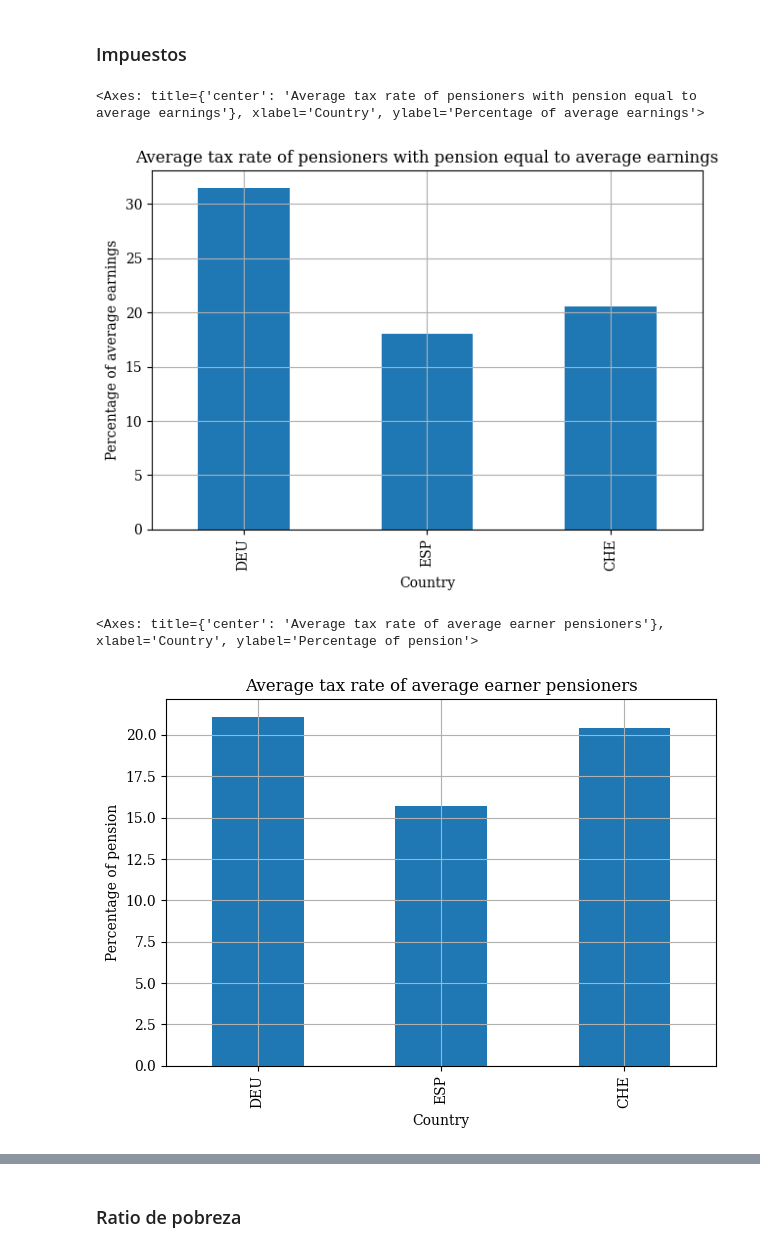
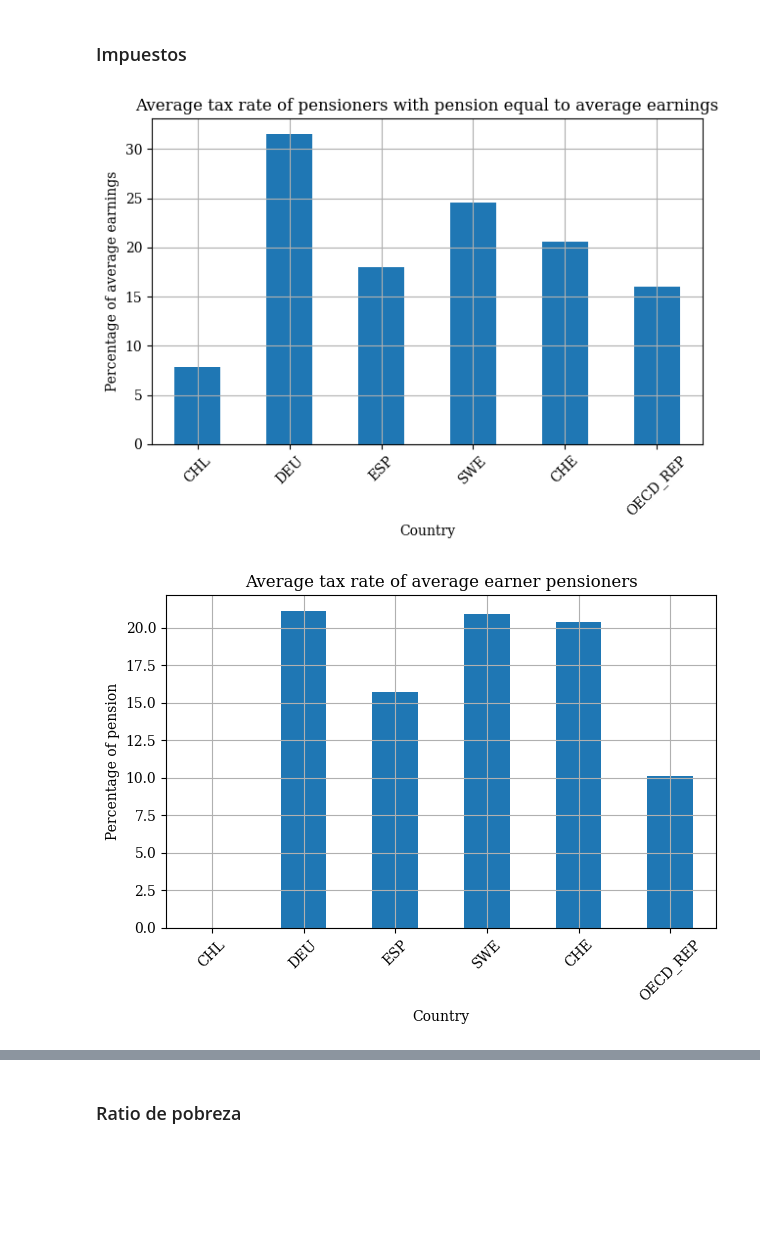
Before and after one commit to MiguelPuntoEs/hesperides-pensiones, a Jupyter notebook: pensiones.ipynb, the cells around one changed output, grey strips where cells are left out. Cells and saved outputs as stored; diff of their text form; code cells hidden in the pictures; blank space fills up the shorter version.

```diff
--- a/pensiones.ipynb
+++ b/pensiones.ipynb
@@ -7,6 +7,7 @@ import matplotlib.pyplot as plt
 from pprint import pprint
 import pandas as pd
 from datawrapper import Datawrapper
+import re
 
 dw = Datawrapper()
 
@@ -43,8 +44,17 @@ country_map = {
     "DEU": "Alemania",
     "ESP": "España",
     "OECD_REP": "OCDE",
+    "OECD": "OCDE",
     "SWE": "Suecia"
 }
+
+base_countries = ['CHE', 'CHL', 'DEU', 'ESP', 'SWE']
+
+def bold(text: str) -> str:
+    return f'<b style="background:#FFCD00; padding:1px 4px;">{text}</b>'
+
+def style(text: str) -> str:
+    return re.sub(r"\*(.+?)\*", lambda m: bold(m.group(1)), text)
 
 def update_chart(chart_id: str, data: pd.DataFrame, chart_type: ChartType, title: str, intro: str, source: str):
     metadata = {
@@ -58,7 +68,7 @@ def update_chart(chart_id: str, data: pd.DataFrame, chart_type: ChartType, title
         # 'annotate': {'notes': 'Notas adicionales'},
     }
 
-    dw.update_chart(chart_id, data=data, title=title, chart_type=chart_type, metadata=metadata)
+    dw.update_chart(chart_id, data=data, title=style(title), chart_type=chart_type, metadata=metadata)
 # %% [markdown]
 ## Gasto en pensiones públicas
 
@@ -164,4 +162,7 @@ Dataset [Pensions at a Glance](https://data-explorer.oecd.org/vis?df[ds]=Dissemi
 # %%
 id = 'OECD.ELS.SPD,DSD_PAG@DF_PAG,/.A.....'
 
+selected_countries = base_countries + ['OECD_REP']
+source = 'OECD Pensions at a Glance'
+
 df = get_oecd_data(id)#[["OBS_VALUE", "REF_AREA", "SEX", "MEASURE"]]
@@ -228,29 +277,53 @@ plt.legend(title="Country")
 # %% [markdown]
 ### Impuestos
 # %%
-df.query('MEASURE=="ATRPPAE" & REF_AREA in ["CHE", "DEU", "ESP"]').plot(
+plot_data = df.query('MEASURE=="ATRPPAE" & REF_AREA in @selected_countries')[["REF_AREA", "OBS_VALUE"]]
+
+plot_data.plot(
     x="REF_AREA",
     y="OBS_VALUE",
     kind="bar",
     legend=False,
     title="Average tax rate of pensioners with pension equal to average earnings",
     xlabel="Country",
-    ylabel="Percentage of average earnings"
+    ylabel="Percentage of average earnings",
+    rot=45
 )
+
+magnitude = 'Tasa impositiva media de los pensionistas con una pensión equivalente al salario medio, en porcentaje del salario medio'
+
+# Sección cruzada
+update_chart('10H8K',
+             plot_data.assign(REF_AREA=plot_data["REF_AREA"].map(country_map)),
+             'd3-bars',
+             'Average tax rate of pensioners with pension equal to average earnings',
+             magnitude,
+             source)
 # %% [output]
-<Axes: title={'center': 'Average tax rate of pensioners with pension equal to average earnings'}, xlabel='Country', ylabel='Percentage of average earnings'>
-[figure, old version]
+[figure, new version]
 # %%
-df.query('MEASURE=="ATRAEP" & REF_AREA in ["CHE", "DEU", "ESP"]').plot(
+plot_data = df.query('MEASURE=="ATRAEP" & REF_AREA in @selected_countries')[["REF_AREA", "OBS_VALUE"]]
+
+plot_data.plot(
     x="REF_AREA",
     y="OBS_VALUE",
     kind="bar",
     legend=False,
     title="Average tax rate of average earner pensioners",
     xlabel="Country",
-    ylabel="Percentage of pension"
+    ylabel="Percentage of pension",
+    rot=45
 )
+
+magnitude = 'Tasa impositiva media de los pensionistas con ingresos medios, en porcentaje de la pensión'
+
+# Sección cruzada
+update_chart('BAGnC',
+             plot_data.assign(REF_AREA=plot_data["REF_AREA"].map(country_map)),
+             'd3-bars',
+             magnitude,
+             magnitude,
+             source)
 # %% [output]
-<Axes: title={'center': 'Average tax rate of average earner pensioners'}, xlabel='Country', ylabel='Percentage of pension'>
-[figure, old version]
+[figure, new version]
 # %%
```
Also changed, not shown: parts of 21 cells of this notebook, 1 other file.
